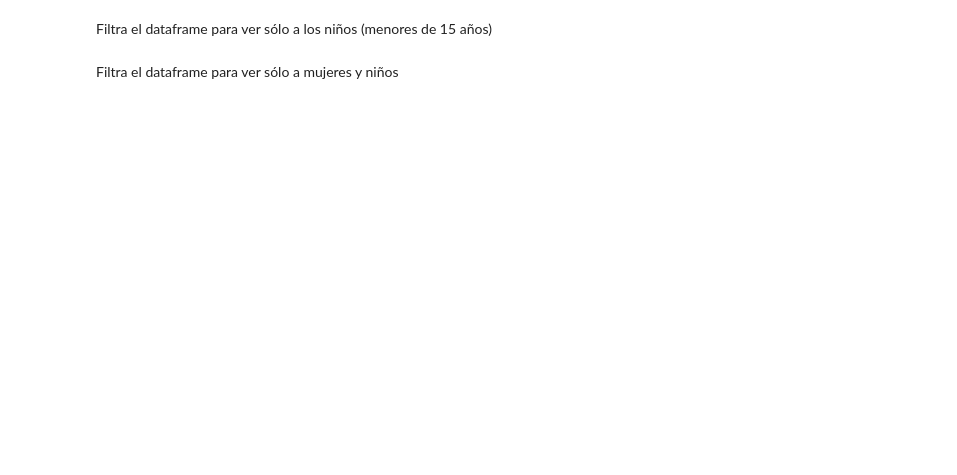
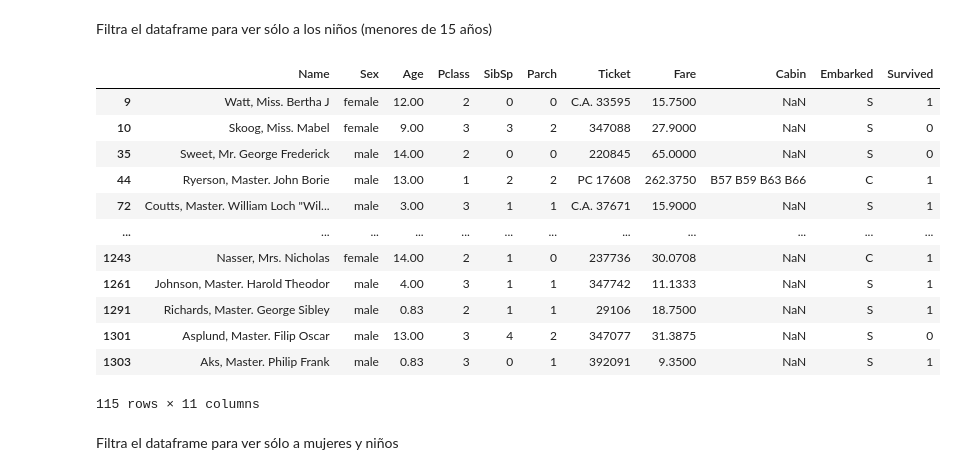
Before and after one commit to sheriffff/temp_esesa, a Jupyter notebook: 01.review_pandas.ipynb, the cells around one changed output. Drawn from its saved outputs; the diff is of its cells as text; code cells hidden in the pictures; blank space fills up the shorter version.

```diff
--- a/01.review_pandas.ipynb
+++ b/01.review_pandas.ipynb
@@ -32,4 +112,20 @@ Filtra el dataframe para ver sólo a las mujeres
 # %% [markdown]
 Filtra el dataframe para ver sólo a los niños (menores de 15 años)
+# %%
+df[df.Age <= 15]
+# %% [output]
+|  | Name | Sex | Age | Pclass | SibSp | Parch | Ticket | Fare | Cabin | Embarked | Survived |
+| 9 | Watt, Miss. Bertha J | female | 12.00 | 2 | 0 | 0 | C.A. 33595 | 15.7500 | NaN | S | 1 |
+| 10 | Skoog, Miss. Mabel | female | 9.00 | 3 | 3 | 2 | 347088 | 27.9000 | NaN | S | 0 |
+| 35 | Sweet, Mr. George Frederick | male | 14.00 | 2 | 0 | 0 | 220845 | 65.0000 | NaN | S | 0 |
+| 44 | Ryerson, Master. John Borie | male | 13.00 | 1 | 2 | 2 | PC 17608 | 262.3750 | B57 B59 B63 B66 | C | 1 |
+| 72 | Coutts, Master. William Loch "Wil... | male | 3.00 | 3 | 1 | 1 | C.A. 37671 | 15.9000 | NaN | S | 1 |
+| ... | ... | ... | ... | ... | ... | ... | ... | ... | ... | ... | ... |
+| 1243 | Nasser, Mrs. Nicholas | female | 14.00 | 2 | 1 | 0 | 237736 | 30.0708 | NaN | C | 1 |
+| 1261 | Johnson, Master. Harold Theodor | male | 4.00 | 3 | 1 | 1 | 347742 | 11.1333 | NaN | S | 1 |
+| 1291 | Richards, Master. George Sibley | male | 0.83 | 2 | 1 | 1 | 29106 | 18.7500 | NaN | S | 1 |
+| 1301 | Asplund, Master. Filip Oscar | male | 13.00 | 3 | 4 | 2 | 347077 | 31.3875 | NaN | S | 0 |
+| 1303 | Aks, Master. Philip Frank | male | 0.83 | 3 | 0 | 1 | 392091 | 9.3500 | NaN | S | 1 |
+115 rows × 11 columns
 # %% [markdown]
 Filtra el dataframe para ver sólo a mujeres y niños
```
Also changed, not shown: parts of 21 cells of this notebook, 1 other file.
